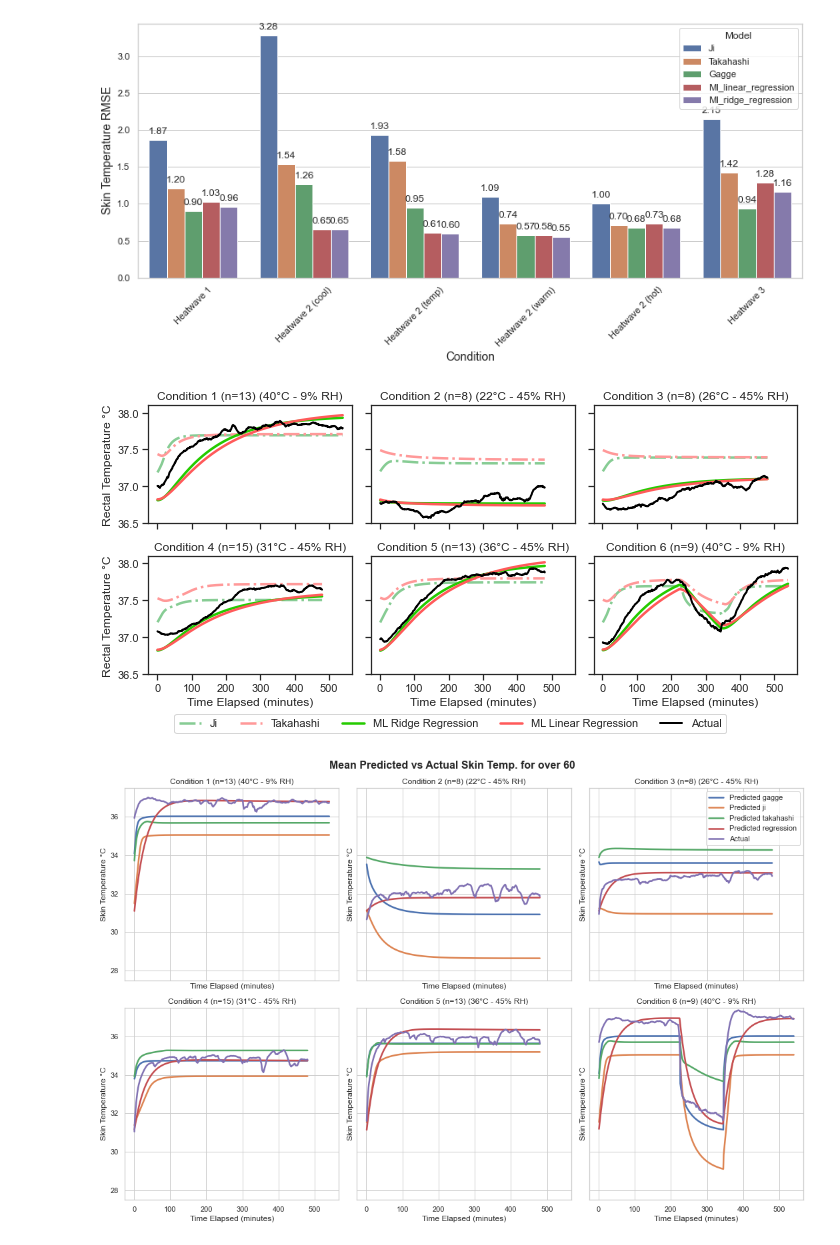
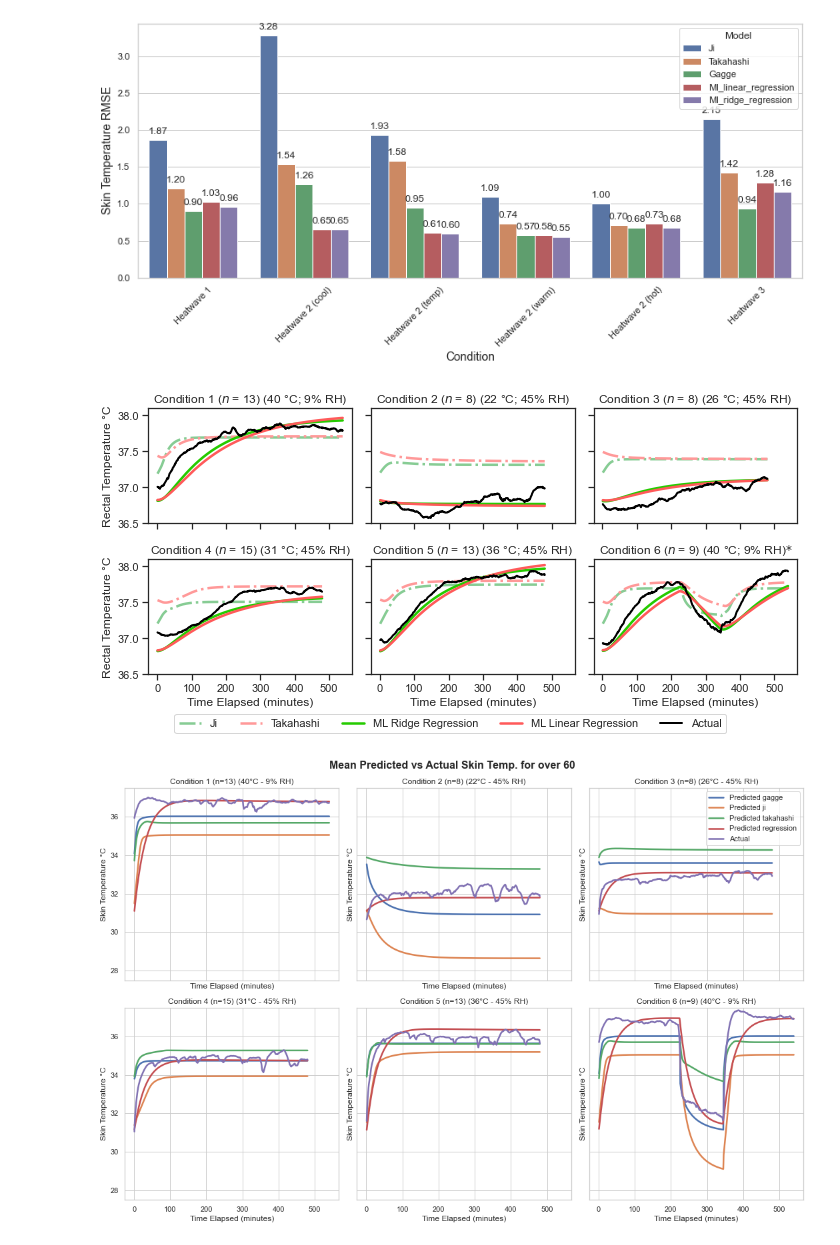
Before and after one commit to climate-ethos/core-temperature-modelling, a Jupyter notebook: results-analysis.ipynb, the cells around one changed output. Drawn from its saved outputs; the diff is of its cells as text; code cells hidden in the pictures.

Commit message:
Further tuning of graph

```diff
--- a/results-analysis.ipynb
+++ b/results-analysis.ipynb
@@ -76,37 +76,3 @@ for study in studies:
             # Save sample to compiled results
             sample.to_csv('results_compiled/{}-{}.csv'.format(study,condition))
             samples.append(sample)
-# %%
-# Merge all samples together
-merged_samples = pd.concat(samples, ignore_index=True)
-
-# Define an empty list to store results
-results = []
-
-# Calculate RMSE for each model
-for model in models:
-    tre_col = 'tre_predicted_{}'.format(model)
-    mtsk_col = 'mtsk_predicted_{}'.format(model)
-
-    if tre_col in merged_samples.columns and mtsk_col in merged_samples.columns:
-        # Calculate and round RMSE for tre
-        tre_rmse = round(np.sqrt(mean_squared_error(merged_samples[tre_col], merged_samples['tre_int'])), 2)
-
-        # Calculate and round RMSE for mtsk
-        mtsk_rmse = round(np.sqrt(mean_squared_error(merged_samples[mtsk_col], merged_samples['mtsk_int'])), 2)
-
-        # Calculate mean RMSE
-        mean_rmse = round((tre_rmse + mtsk_rmse) / 2, 2)
-
-        # Append results to list
-        results.append([model, tre_rmse, mtsk_rmse, mean_rmse])
-    else:
-        print(f"Columns for model {model} not found in the merged data.")
-
-# Convert the results list to DataFrame for better visualization and compatibility with tabulate
-results_df = pd.DataFrame(results, columns=['Model', 'tre_RMSE', 'mtsk_RMSE', 'Mean_RMSE'])
-
-# Convert the DataFrame to LaTeX table
-latex_table = tabulate(results_df, tablefmt="latex", headers="keys", showindex=False)
-
-print(latex_table)
@@ -352,39 +360,43 @@ for idx, sample in enumerate(samples):
         handles.append(line)
 
     # Setting title, limits and labels
-    axs[idx].set_title('Condition {} (n={}) ({}°C - {}% RH)'.format(
+    axs[idx].set_title('Condition {} ($n$ = {}) ({} °C; {}% RH)'.format(
         idx+1, len(sample.id_all.unique()), sample.ta_set.iloc[0], sample.rh_set.iloc[0]
     ))
+    if idx == 5:
+        axs[idx].set_title('Condition {} ($n$ = {}) ({} °C; {}% RH)$*$'.format(
+            idx+1, len(sample.id_all.unique()), sample.ta_set.iloc[0], sample.rh_set.iloc[0]
+        ))
     axs[idx].set_ylim(36.5, 38.1)
     # Remove y-axis labels except for the far left two subplots
     if idx % cols != 0:
         axs[idx].set_ylabel("")
     else:
         axs[idx].set_ylabel("Rectal Temperature °C")
 
     # Remove x-axis labels except for the bottom three subplots
     if idx < (rows - 1) * cols:
         axs[idx].set_xlabel("")
     else:
         axs[idx].set_xlabel("Time Elapsed (minutes)")
 
 # Handling unused subplots
 for idx_unused in range(len(samples), rows*cols):
     fig.delaxes(axs[idx_unused])
 
 # Create a single legend using the handles and labels from the first subplot
 fig.legend(handles, labels, loc='lower center', bbox_to_anchor=(0.5, 0), ncol=5)
 
 # Adjust layout for better visualization
 plt.tight_layout(rect=[0, 0.05, 1, 1])  # Adjust the rect parameter to make space for the legend
 
 # Save figure with higher DPI
 plt.savefig("figures/rectal_line_chart.pdf", format='pdf', dpi=300)
 
 # Show the plot
 plt.show()
 # %% [output]
-[figure, old version]
+[figure, new version]
 # %%
 import matplotlib.pyplot as plt
 import numpy as np
```
Also changed, not shown: parts of 2 cells of this notebook.
